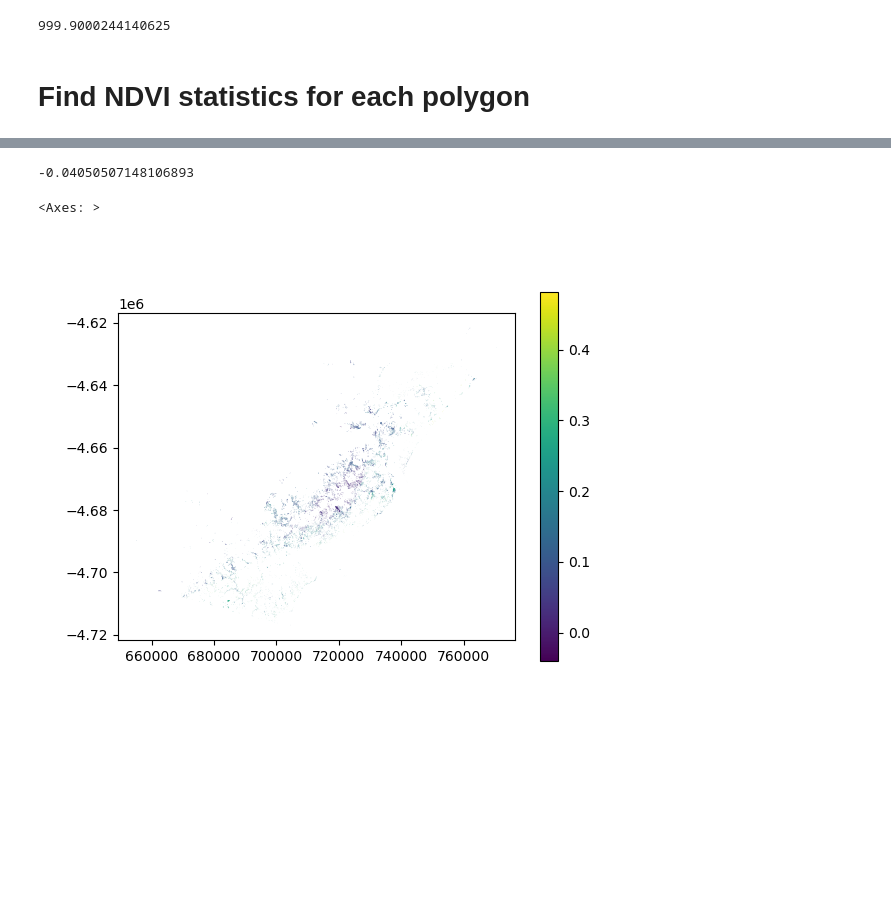
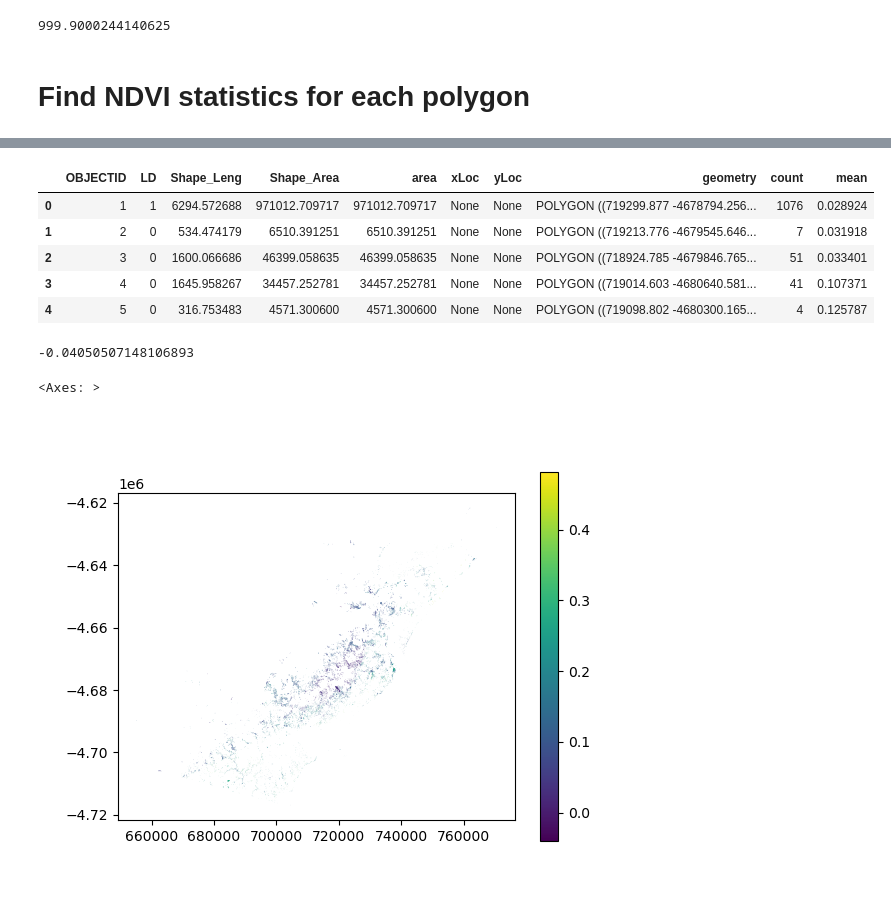
Before and after one commit to UW-GDA/nz-landslides, a Jupyter notebook: notebooks/match_nvdi_to_polygons.ipynb, the cells around one changed output, grey strips where cells are left out. Cells and saved outputs as stored; diff of their text form; code cells hidden in the pictures; blank space fills up the shorter version.

Commit message:
polygon data csvs

```diff
--- a/notebooks/match_nvdi_to_polygons.ipynb
+++ b/notebooks/match_nvdi_to_polygons.ipynb
@@ -105,7 +113,6 @@ nz_ma_extent = rio.plot.plotting_extent(nz_ma, nz_ma_transform)
 # %%
+stats = ['count', 'mean']
 zonalstats = zonal_stats(nz_landslide_reprojected, raster=r, affine=test_src.transform,nodata=test_src.nodata,
-            stats="mean")
-zonal_df = pd.DataFrame(zonalstats, columns = ['mean'])
-nz_landslide_reprojected = nz_landslide_reprojected.join(zonal_df)
-nz_landslide_reprojected.head()
+            stats=stats)
+zonalstats
 # %% [output]
@@ -128,0 +145,11 @@ NameError: name 'time' is not defined
+# %%
+
+zonal_df = pd.DataFrame(zonalstats, columns = ['count', 'mean'])
+nz_landslide_reprojected = nz_landslide_reprojected.join(zonal_df)
+# %% [output]
+|  | OBJECTID | LD | Shape_Leng | Shape_Area | area | xLoc | yLoc | geometry | count | mean |
+| 0 | 1 | 1 | 6294.572688 | 971012.709717 | 971012.709717 | None | None | POLYGON ((719299.877 -4678794.256... | 1076 | 0.028924 |
+| 1 | 2 | 0 | 534.474179 | 6510.391251 | 6510.391251 | None | None | POLYGON ((719213.776 -4679545.646... | 7 | 0.031918 |
+| 2 | 3 | 0 | 1600.066686 | 46399.058635 | 46399.058635 | None | None | POLYGON ((718924.785 -4679846.765... | 51 | 0.033401 |
+| 3 | 4 | 0 | 1645.958267 | 34457.252781 | 34457.252781 | None | None | POLYGON ((719014.603 -4680640.581... | 41 | 0.107371 |
+| 4 | 5 | 0 | 316.753483 | 4571.300600 | 4571.300600 | None | None | POLYGON ((719098.802 -4680300.165... | 4 | 0.125787 |
```
Also changed, not shown: parts of 12 cells of this notebook, 22 other files.
